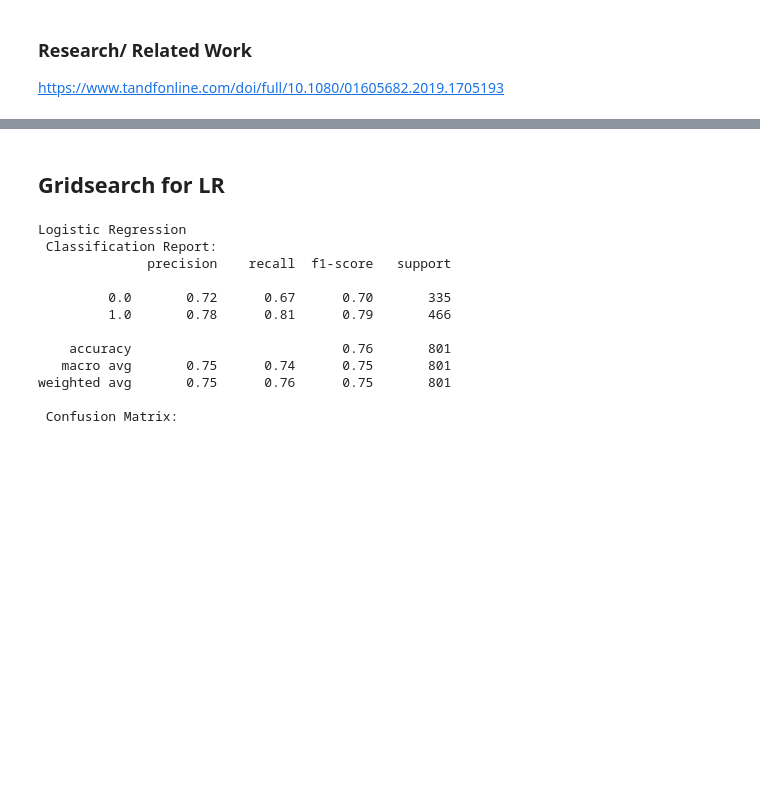
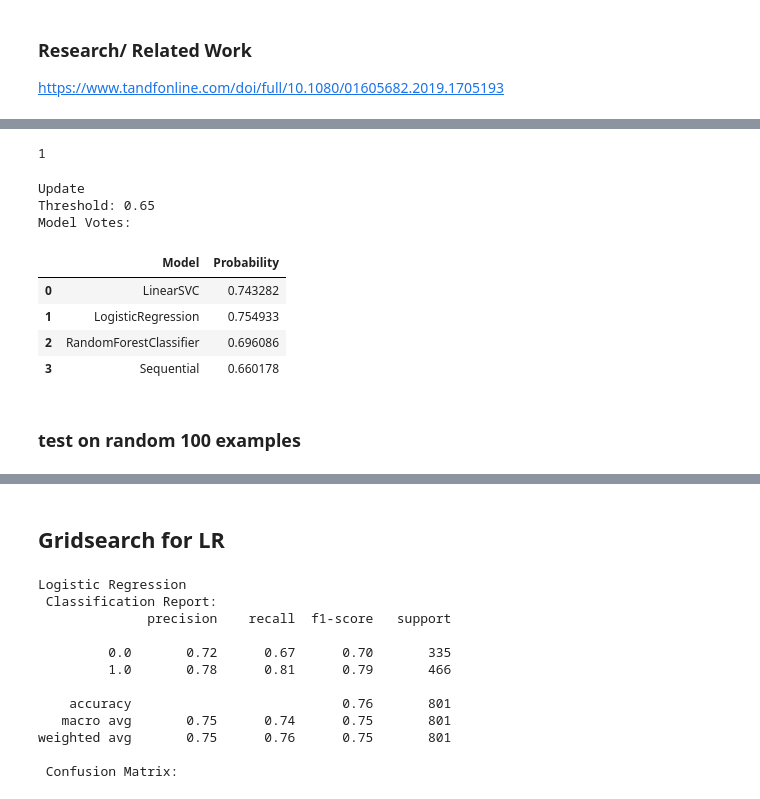
Before and after one commit to dbellenberg/CostSensitiveCreditRisk, a Jupyter notebook: final_project/Fred_G/ExamProjFred.ipynb, the cells around one changed output, grey strips where cells are left out. Drawn from its saved outputs; the diff is of its cells as text; code cells hidden in the pictures; blank space fills up the shorter version.

```diff
--- a/final_project/Fred_G/ExamProjFred.ipynb
+++ b/final_project/Fred_G/ExamProjFred.ipynb
@@ -356,7 +357,7 @@ def sigmoid(x):
     return 1 / (1 + np.exp(-x))
 
 # Function that uses multiple models to vote on the classification of a sample
-def voting_function(models, sample, threshold):
+def model_probabilities(models, sample, threshold):
     votes = 0  # Variable to count the votes
     model_votes = []  # List to store the probabilities from models that voted
 
@@ -382,7 +383,6 @@ def voting_function(models, sample, threshold):
             elif predicted_probability.ndim > 1:
                 predicted_probability = predicted_probability[0, 1]  # Assume binary classification
 
-
         else:
             # If the model has an output_shape attribute with more than one dimension and the second dimension is 1
             if len(model.output_shape) > 1 and model.output_shape[1] == 1:
@@ -398,48 +398,14 @@ def voting_function(models, sample, threshold):
 
         model_votes.append((model, predicted_probability))  # Add the model and its predicted probability to the list of model votes
 
-    # If the number of votes is greater than half the number of models
-    if votes > len(models) / 2:
-        prediction = 1  # Predict the positive class
-    else:
-        prediction = 0  # Predict the negative class
-
-    return prediction, model_votes  # Return the prediction and the votes of the models that voted
+    return model_votes  # Return the prediction and the votes of the models that voted
 
 
 # Define the models
 models = [svmTuned, lr, rf, NN_simple_model]
 sample = X_test.iloc[3]  # Select the first sample from the test set
-threshold = 0.7  # Set the probability threshold
+threshold = 0.65  # Set the probability threshold
 
 # Use the voting function to predict the class of the sample
-prediction, model_votes = voting_function(models, sample.values.reshape(1, -1), threshold)
-
-
-# Create an empty list to store the rows of the table
-table_rows = []
-
-# Loop over the model votes
-for model, predicted_probability in model_votes:
-    # Create a dictionary for this row
-    row = {
-        "Model": model.__class__.__name__,
-        "Probability": predicted_probability
-    }
-    # Add the dictionary to the list
-    table_rows.append(row)
-
-# Create a DataFrame from the list of dictionaries
-votes_table = pd.DataFrame(table_rows)
-
-#print fstring for threshold
-print(f"Threshold: {threshold}")
-
-# Display the final prediction and the table
-print("Model Votes:")
-print(votes_table)
-
-
-
-print("Final Prediction:", prediction)
+model_probs = model_probabilities(models, sample.values.reshape(1, -1), threshold)
 # %% [output]
@@ -499,2 +430,19 @@ Final Prediction: 1
+# %%
+actual_voting_algo(model_probs, threshold)
+# %% [output]
+1
+# %%
+helpers.print_votes_and_prediction(model_probs, threshold)
+# %% [output]
+Update
+Threshold: 0.65
+Model Votes:
+|  | Model | Probability |
+| 0 | LinearSVC | 0.743282 |
+| 1 | LogisticRegression | 0.754933 |
+| 2 | RandomForestClassifier | 0.696086 |
+| 3 | Sequential | 0.660178 |
+# %% [markdown]
+### test on random 100 examples
 # %%
 import warnings
```
Also changed, not shown: parts of 10 cells of this notebook, 1 other file.
